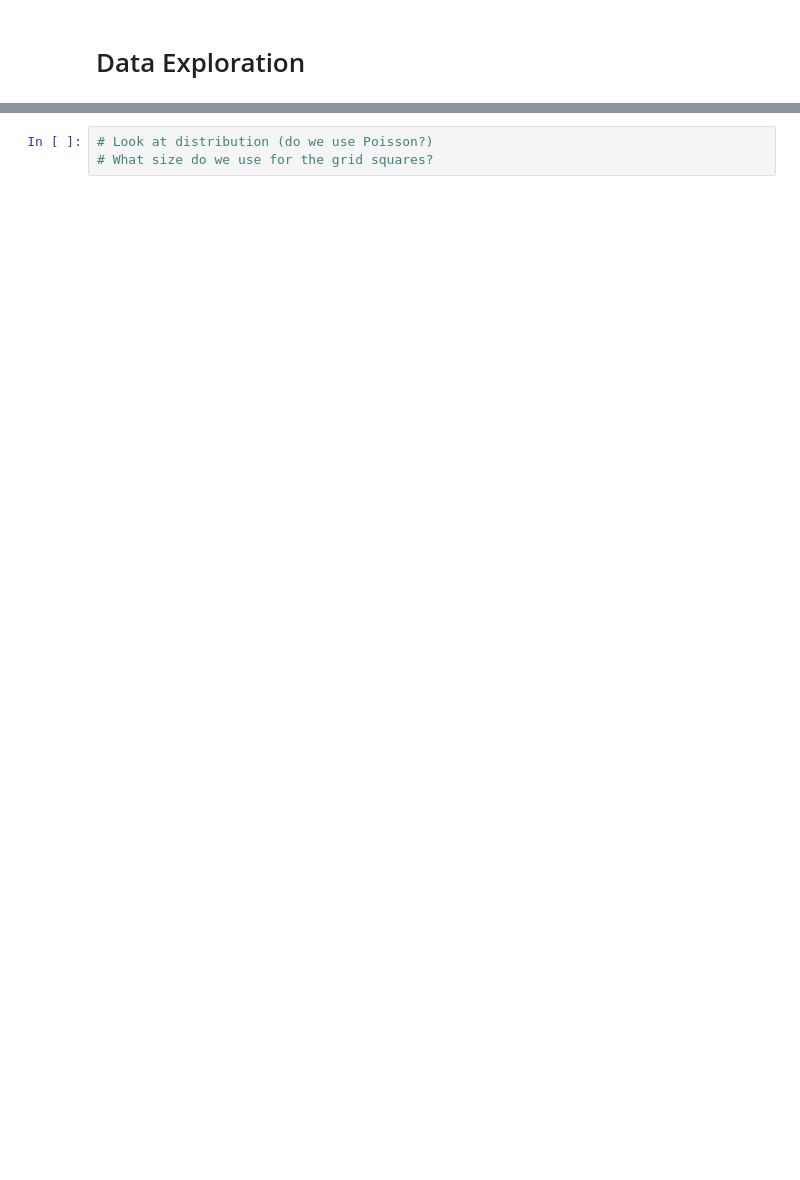
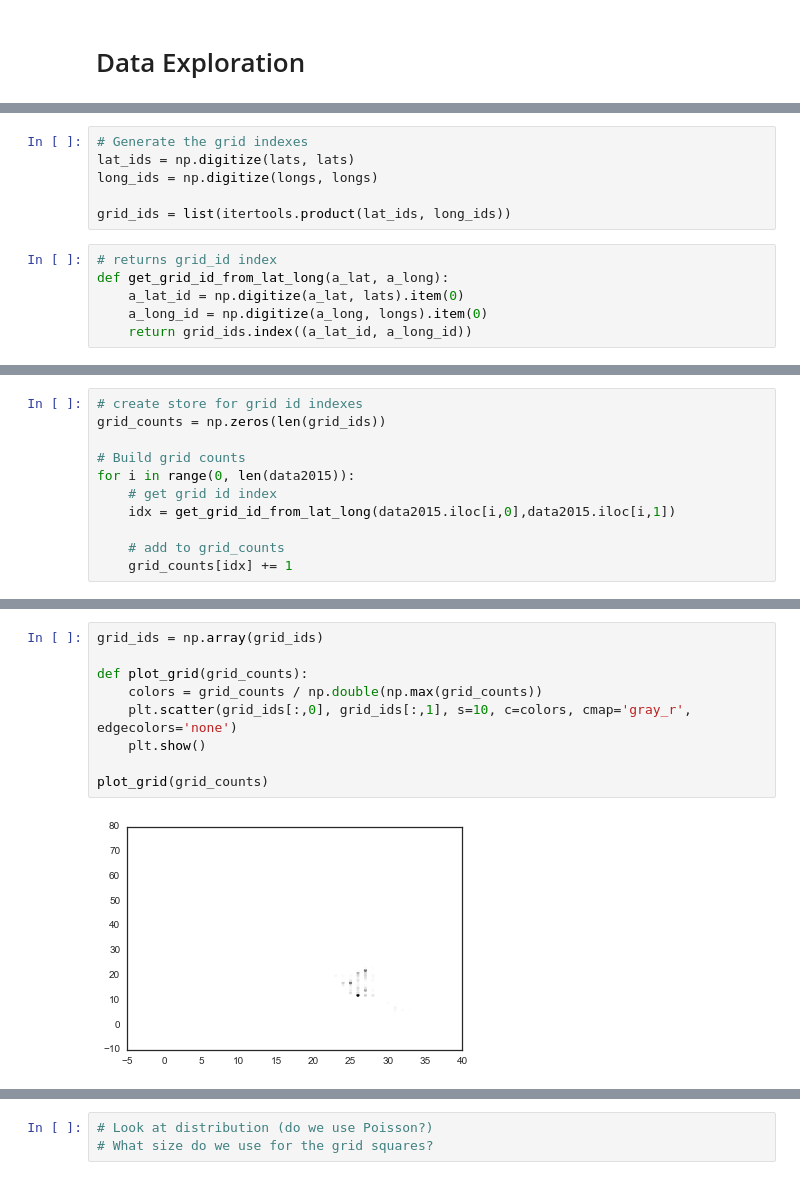
Before and after one commit to averyfaller/AM207Project, a Jupyter notebook: Hierarchical_Bayes.ipynb, the cells around one changed output, grey strips where cells are left out. Drawn from its saved outputs; the diff is of its cells as text; blank space fills up the shorter version.

```diff
--- a/Hierarchical_Bayes.ipynb
+++ b/Hierarchical_Bayes.ipynb
@@ -101,0 +142,12 @@ data.groupby(['decimallatitude','decimallongitude']).count().head()
+# %%
+# Generate the grid indexes
+lat_ids = np.digitize(lats, lats)
+long_ids = np.digitize(longs, longs)
+
+grid_ids = list(itertools.product(lat_ids, long_ids))
+# %%
+# returns grid_id index
+def get_grid_id_from_lat_long(a_lat, a_long):
+    a_lat_id = np.digitize(a_lat, lats).item(0)
+    a_long_id = np.digitize(a_long, longs).item(0)
+    return grid_ids.index((a_lat_id, a_long_id))
@@ -101,0 +173,11 @@ data.groupby(['decimallatitude','decimallongitude']).count().head()
+# %%
+# create store for grid id indexes
+grid_counts = np.zeros(len(grid_ids))
+
+# Build grid counts
+for i in range(0, len(data2015)):
+    # get grid id index
+    idx = get_grid_id_from_lat_long(data2015.iloc[i,0],data2015.iloc[i,1])
+
+    # add to grid_counts
+    grid_counts[idx] += 1
@@ -101,0 +219,11 @@ data.groupby(['decimallatitude','decimallongitude']).count().head()
+# %%
+grid_ids = np.array(grid_ids)
+
+def plot_grid(grid_counts):
+    colors = grid_counts / np.double(np.max(grid_counts))
+    plt.scatter(grid_ids[:,0], grid_ids[:,1], s=10, c=colors, cmap='gray_r', edgecolors='none')
+    plt.show()
+
+plot_grid(grid_counts)
+# %% [output]
+[figure, added]
```
Also changed, not shown: parts of 21 cells of this notebook.
